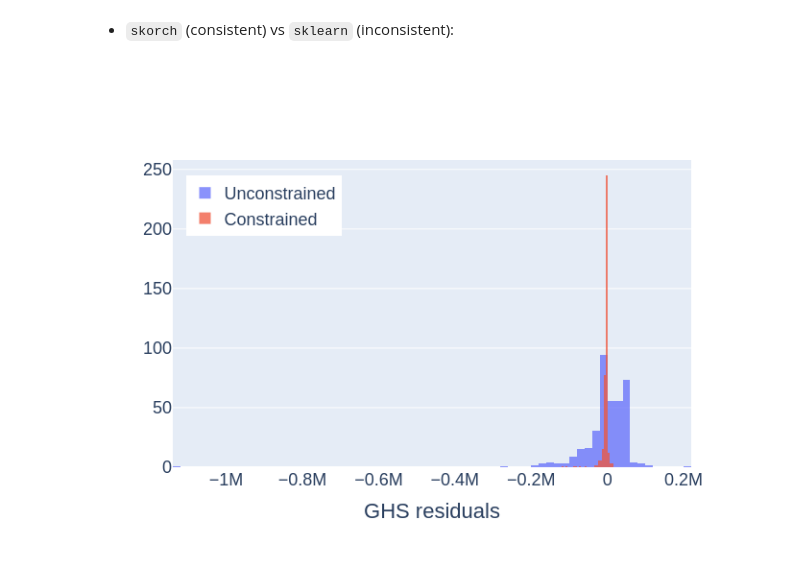
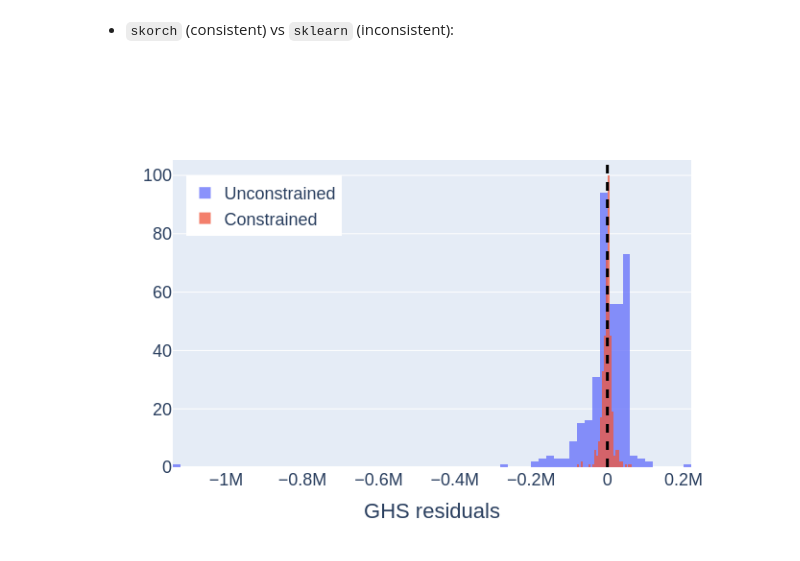
Before and after one commit to ThermoPhase-FCSRG/stdprops-ml, a Jupyter notebook: notebooks/consistent-stdprops-ml-predictions.ipynb, the cells around one changed output. Drawn from its saved outputs; the diff is of its cells as text; code cells hidden in the pictures.

```diff
--- a/notebooks/consistent-stdprops-ml-predictions.ipynb
+++ b/notebooks/consistent-stdprops-ml-predictions.ipynb
@@ -452,7 +452,7 @@ Before run a full NN models, let's find the best parameters to configure our NN
 # %% [markdown]
 * The reduced NN model:
 # %%
-max_epochs_gs = 2000
+max_epochs_gs = 3000
 rel_error_stop_criterion_gs = 1e-5
 min_percentage_of_num_epochs_gs = 0.1
 early_stopping_gs = skorch.callbacks.EarlyStopping(
@@ -474,15 +474,17 @@ net_gs_fit = CustomNetThermodynamicInformed(
 )
 # %% [markdown]
 * Setting the Randomized Search Cross-Validation to explore the parameters:
+# %%
+ss_generator = ShuffleSplit(n_splits=2, test_size=test_size, random_state=1)
 # %%
-lr_values = np.random.uniform(1e-7, 1e-1, 100).tolist()
-lambda1_values = np.random.uniform(0.001, 1e3, 100).tolist()
+lr_values = np.random.uniform(1e-7, 1e-1, 20).tolist()
+lambda1_values = np.random.uniform(0.001, 5e1, 20).tolist()
 params = {
     'lr': lr_values,
     'lambda1': lambda1_values,
 }
 
-gs = RandomizedSearchCV(net_gs_fit, params, cv=4, n_iter=20, random_state=42, verbose=3)
+gs = RandomizedSearchCV(net_gs_fit, params, cv=ss_generator, n_iter=10, random_state=42, verbose=3)
 # %% [markdown]
 * Search the best parameters using the reduced model:
 # %%
@@ -1396,29 +1431,30 @@ fig.show()
 # %%
 fig = go.Figure()
 
 fig1 = go.Histogram(x=df_predicted_species_sklearn["GHS residual"], name='Unconstrained')
 fig2 = go.Histogram(x=df_predicted_species["GHS residual"], name='Constrained')
 
 fig.add_traces([fig1, fig2])
 
 fig.update_layout(
     # title="GHS residuals",
     xaxis_title="GHS residuals",
     barmode='overlay',
     # yaxis_title="Predicted GHS residuals",
     # showlegend=False,
     font=dict(
         size=18,
     ),
     legend=dict(
         yanchor="top",
         xanchor="left",
         x=0.025,
         y=0.95,
     )
 )
 fig.update_traces(opacity=0.75)
+fig.add_vline(x=0.0, line_width=3, line_dash="dash", line_color="black")
 
 fig.show()
 # %% [output]
-[figure, old version]
+[figure, new version]
```
Also changed, not shown: parts of 29 cells of this notebook, 1 other file.
